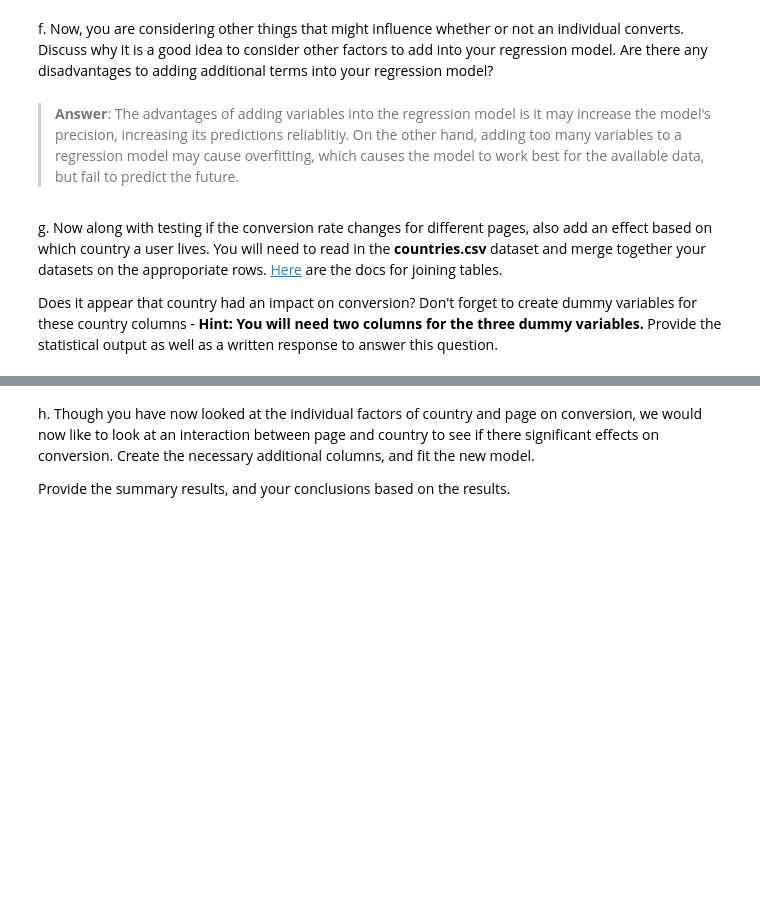
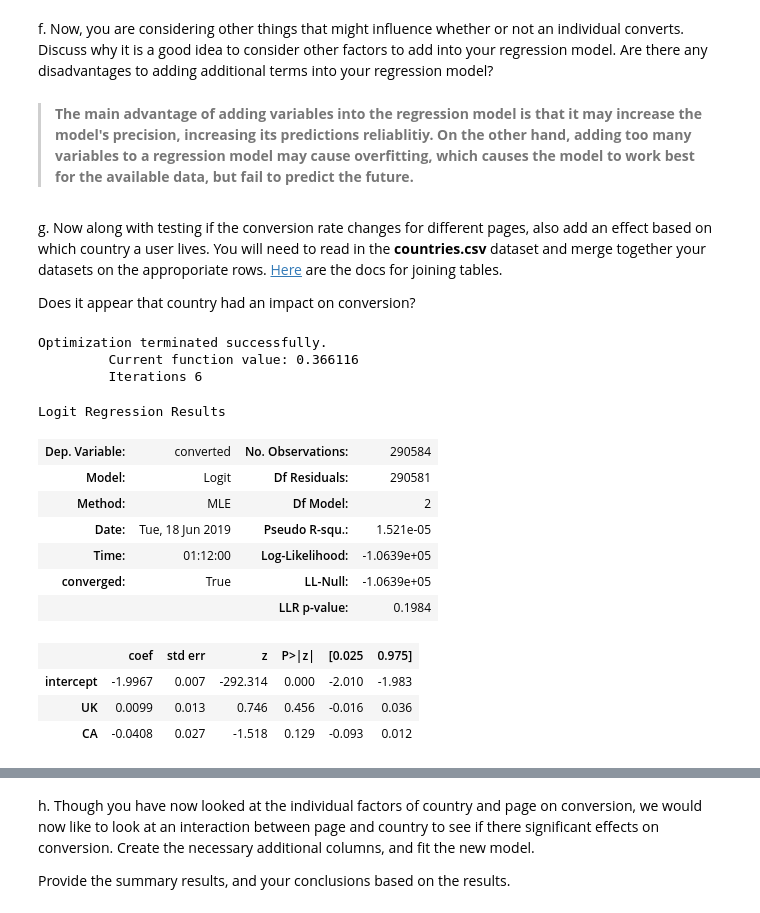
Before and after one commit to decarv/data-analyst-nanodegree, a Jupyter notebook: Project 3/Analyze AB Test Results - GitHub.ipynb, the cells around one changed output, grey strips where cells are left out. Saved outputs shown, nothing was run; the diff lists cells and outputs as text; code cells hidden in the pictures; blank space fills up the shorter version.

```diff
--- a/Project 3/Analyze AB Test Results - GitHub.ipynb
+++ b/Project 3/Analyze AB Test Results - GitHub.ipynb
@@ -303,6 +369,7 @@ df = df.join(pd.get_dummies(df['group']))
 # %%
-df['ab_page'] = df['treatment']
-df.drop(columns=['control', 'treatment'], inplace=True)
+df2['ab_page'] = df2['treatment']
+
+df2.drop(columns=['control', 'treatment'], inplace=True)
 # %% [markdown]
 c. Use **statsmodels** to import your regression model.  Instantiate the model, and fit the model using the two columns you created in part **b.** to predict whether or not an individual converts.
 # %%
@@ -319,10 +402,10 @@ e. What is the p-value associated with **ab_page**? Why does it differ from the
 # %% [markdown]
 f. Now, you are considering other things that might influence whether or not an individual converts.  Discuss why it is a good idea to consider other factors to add into your regression model.  Are there any disadvantages to adding additional terms into your regression model?
 # %% [markdown]
-> **Answer**: The advantages of adding variables into the regression model is it may increase the model's precision, increasing its predictions reliablitiy. On the other hand, adding too many variables to a regression model may cause overfitting, which causes the model to work best for the available data, but fail to predict the future.
+> **The main advantage of adding variables into the regression model is that it may increase the model's precision, increasing its predictions reliablitiy. On the other hand, adding too many variables to a regression model may cause overfitting, which causes the model to work best for the available data, but fail to predict the future.**
 # %% [markdown]
 g. Now along with testing if the conversion rate changes for different pages, also add an effect based on which country a user lives. You will need to read in the **countries.csv** dataset and merge together your datasets on the approporiate rows.  [Here](https://pandas.pydata.org/pandas-docs/stable/generated/pandas.DataFrame.join.html) are the docs for joining tables.
 
-Does it appear that country had an impact on conversion?  Don't forget to create dummy variables for these country columns - **Hint: You will need two columns for the three dummy variables.** Provide the statistical output as well as a written response to answer this question.
+Does it appear that country had an impact on conversion?
 # %%
 countries_df = pd.read_csv('./countries.csv')
@@ -332,6 +417,22 @@ df = df.join(pd.get_dummies(df_new['country']))
 # %%
-mod2 = sm.Logit(df['converted'], df[['intercept', 'UK', 'CA']])
+mod2 = sm.Logit(df2['converted'], df2[['intercept', 'UK', 'CA']])
 results2 = mod2.fit()
 results2.summary()
+# %% [output]
+Optimization terminated successfully.
+         Current function value: 0.366116
+         Iterations 6
+Logit Regression Results
+| Dep. Variable: | converted | No. Observations: | 290584 |
+| Model: | Logit | Df Residuals: | 290581 |
+| Method: | MLE | Df Model: | 2 |
+| Date: | Tue, 18 Jun 2019 | Pseudo R-squ.: | 1.521e-05 |
+| Time: | 01:12:00 | Log-Likelihood: | -1.0639e+05 |
+| converged: | True | LL-Null: | -1.0639e+05 |
+|  |  | LLR p-value: | 0.1984 |
+|  | coef | std err | z | P>|z| | [0.025 | 0.975] |
+| intercept | -1.9967 | 0.007 | -292.314 | 0.000 | -2.010 | -1.983 |
+| UK | 0.0099 | 0.013 | 0.746 | 0.456 | -0.016 | 0.036 |
+| CA | -0.0408 | 0.027 | -1.518 | 0.129 | -0.093 | 0.012 |
 # %%
 np.exp(results2.params)
```
Also changed, not shown: parts of 104 cells of this notebook.
